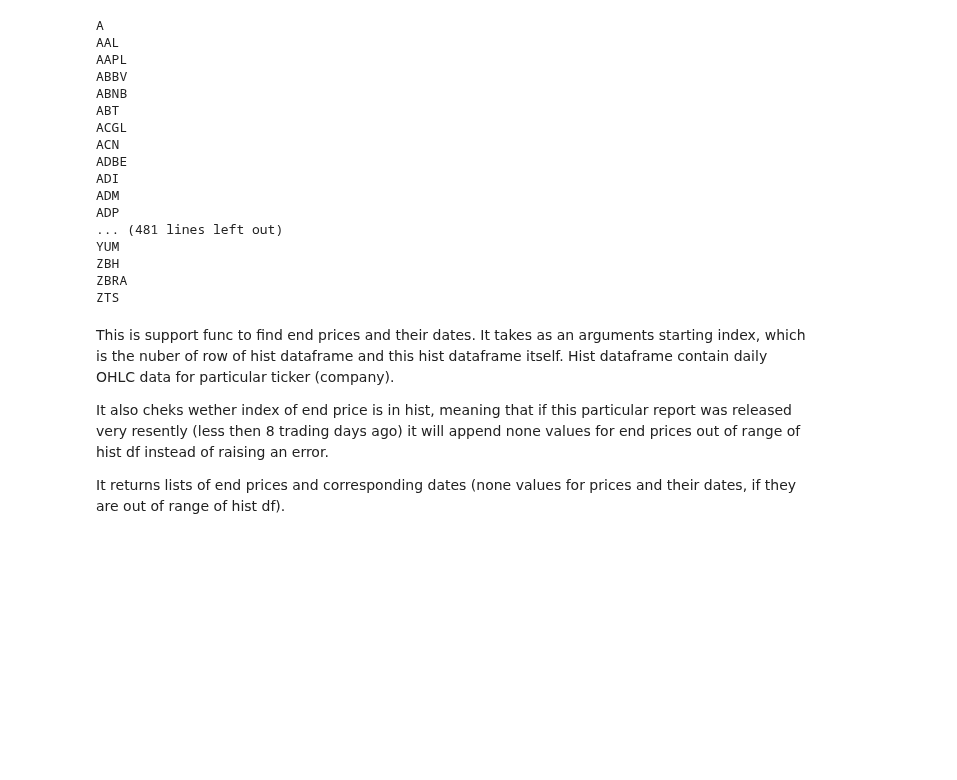
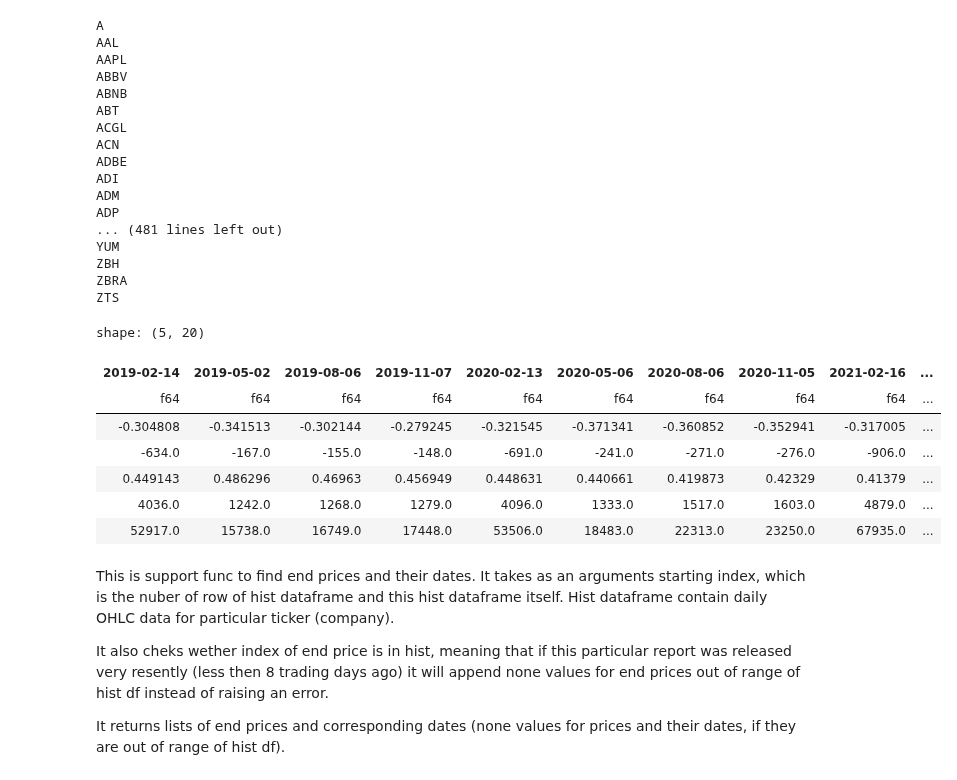
Before and after one commit to LeatherBag011235/Parsim-sec, a Jupyter notebook: src/Analysis/excess_ret_500.ipynb, the cells around one changed output. Saved outputs shown, nothing was run; the diff lists cells and outputs as text; code cells hidden in the pictures; blank space fills up the shorter version.

```diff
--- a/src/Analysis/excess_ret_500.ipynb
+++ b/src/Analysis/excess_ret_500.ipynb
@@ -53,6 +54,17 @@ YUM
 ZBH
 ZBRA
 ZTS
+# %%
+df_dict_scores['ZTS']
+# %% [output]
+shape: (5, 20)
+| 2019-02-14 | 2019-05-02 | 2019-08-06 | 2019-11-07 | 2020-02-13 | 2020-05-06 | 2020-08-06 | 2020-11-05 | 2021-02-16 | ... |
+| f64 | f64 | f64 | f64 | f64 | f64 | f64 | f64 | f64 | ... |
+| -0.304808 | -0.341513 | -0.302144 | -0.279245 | -0.321545 | -0.371341 | -0.360852 | -0.352941 | -0.317005 | ... |
+| -634.0 | -167.0 | -155.0 | -148.0 | -691.0 | -241.0 | -271.0 | -276.0 | -906.0 | ... |
+| 0.449143 | 0.486296 | 0.46963 | 0.456949 | 0.448631 | 0.440661 | 0.419873 | 0.42329 | 0.41379 | ... |
+| 4036.0 | 1242.0 | 1268.0 | 1279.0 | 4096.0 | 1333.0 | 1517.0 | 1603.0 | 4879.0 | ... |
+| 52917.0 | 15738.0 | 16749.0 | 17448.0 | 53506.0 | 18483.0 | 22313.0 | 23250.0 | 67935.0 | ... |
 # %% [markdown]
 This is support func to find end prices and their dates. It takes as an arguments starting index, which is the nuber of row of hist dataframe and this hist dataframe itself. Hist dataframe contain daily OHLC data for particular ticker (company).
 
```
Also changed, not shown: parts of 23 cells of this notebook, 1 other file.
